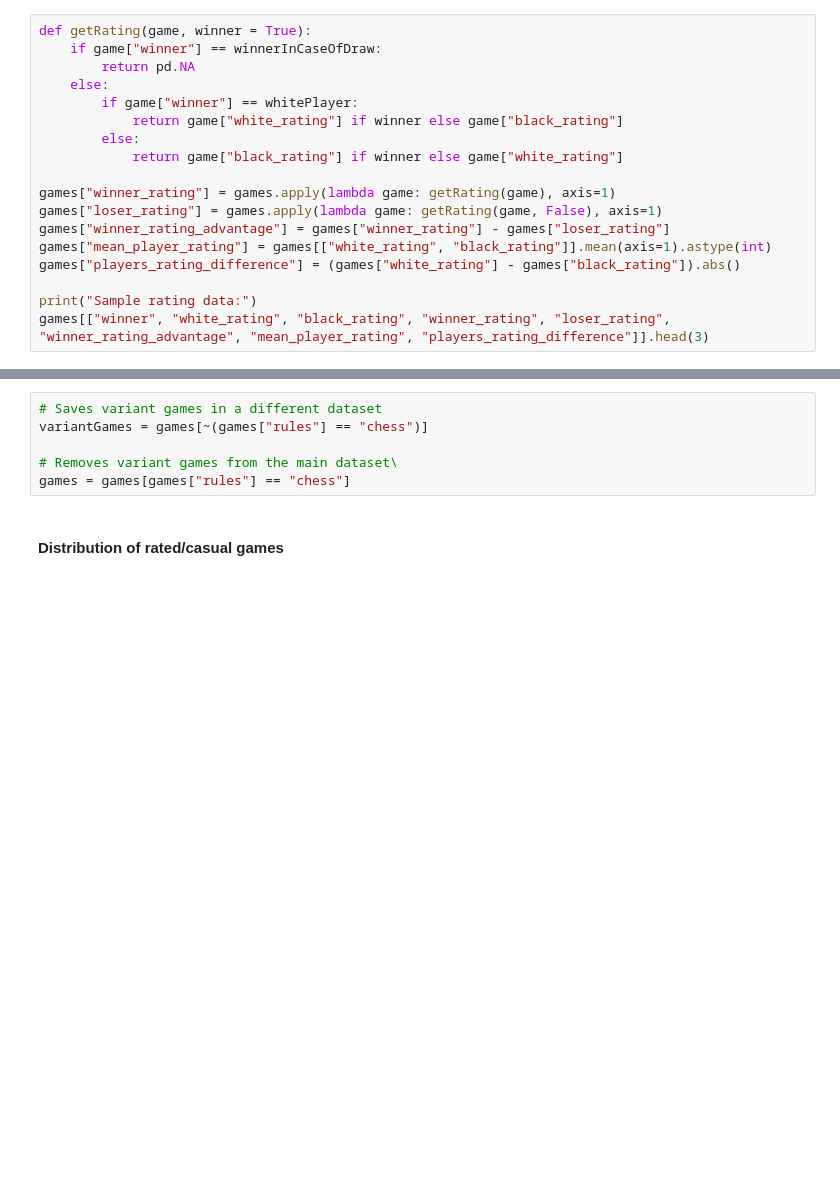
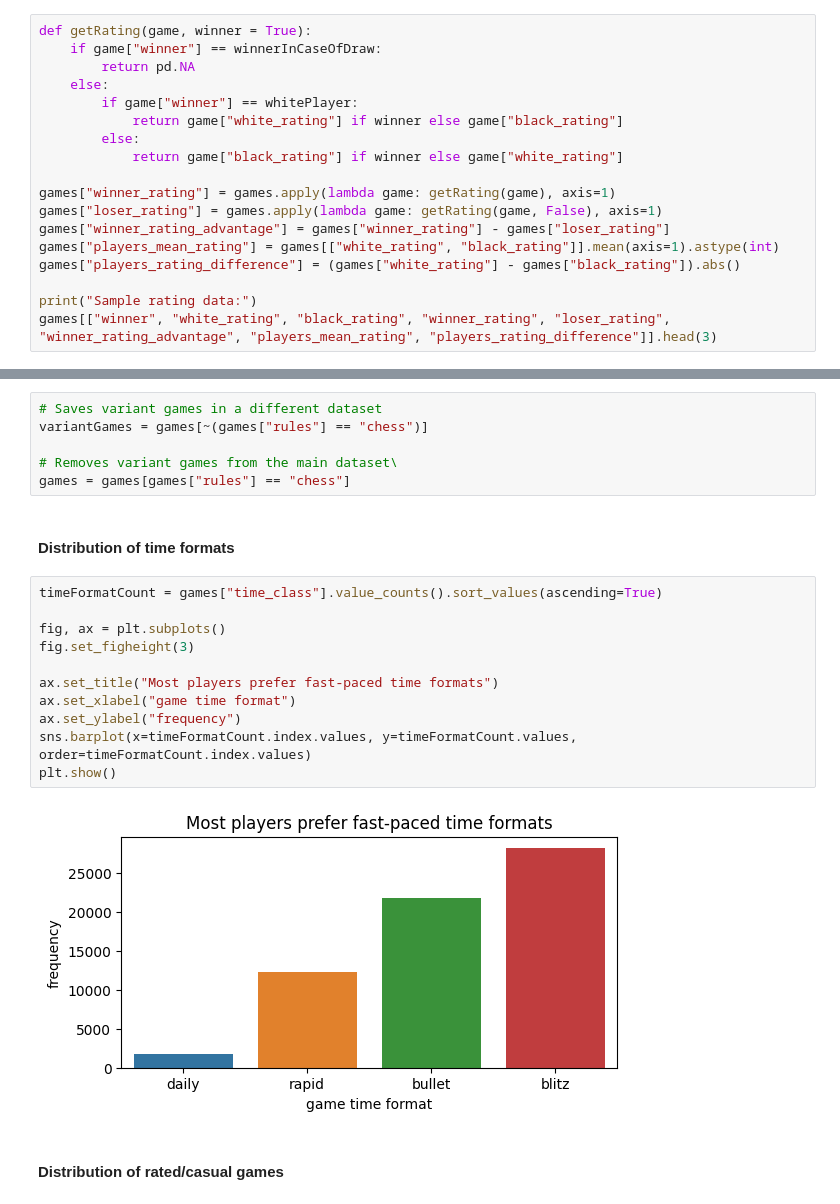
Before and after one commit to lamparelli/chess-data-analysis, a Jupyter notebook: main.ipynb, the cells around one changed output, grey strips where cells are left out. Saved outputs shown, nothing was run; the diff lists cells and outputs as text; blank space fills up the shorter version.

Commit message:
added logic on rating visualization

```diff
--- a/main.ipynb
+++ b/main.ipynb
@@ -796,11 +796,11 @@ def getRating(game, winner = True):
 games["winner_rating"] = games.apply(lambda game: getRating(game), axis=1)
 games["loser_rating"] = games.apply(lambda game: getRating(game, False), axis=1)
 games["winner_rating_advantage"] = games["winner_rating"] - games["loser_rating"]
-games["mean_player_rating"] = games[["white_rating", "black_rating"]].mean(axis=1).astype(int)
+games["players_mean_rating"] = games[["white_rating", "black_rating"]].mean(axis=1).astype(int)
 games["players_rating_difference"] = (games["white_rating"] - games["black_rating"]).abs()
 
 print("Sample rating data:")
-games[["winner", "white_rating", "black_rating", "winner_rating", "loser_rating", "winner_rating_advantage", "mean_player_rating", "players_rating_difference"]].head(3)
+games[["winner", "white_rating", "black_rating", "winner_rating", "loser_rating", "winner_rating_advantage", "players_mean_rating", "players_rating_difference"]].head(3)
 # %% [output]
 Sample rating data:
 |  | winner | white_rating | black_rating | winner_rating | loser_rating | winner_rating_advantage | ... |
@@ -893,6 +898,21 @@ variantGames = games[~(games["rules"] == "chess")]
 
 # Removes variant games from the main dataset\
 games = games[games["rules"] == "chess"]
+# %% [markdown]
+#### Distribution of time formats
+# %%
+timeFormatCount = games["time_class"].value_counts().sort_values(ascending=True)
+
+fig, ax = plt.subplots()
+fig.set_figheight(3)
+
+ax.set_title("Most players prefer fast-paced time formats")
+ax.set_xlabel("game time format")
+ax.set_ylabel("frequency")
+sns.barplot(x=timeFormatCount.index.values, y=timeFormatCount.values, order=timeFormatCount.index.values)
+plt.show()
+# %% [output]
+[figure, added]
 # %% [markdown]
 #### Distribution of rated/casual games
 # %% [markdown]
```
Also changed, not shown: parts of 21 cells of this notebook.
